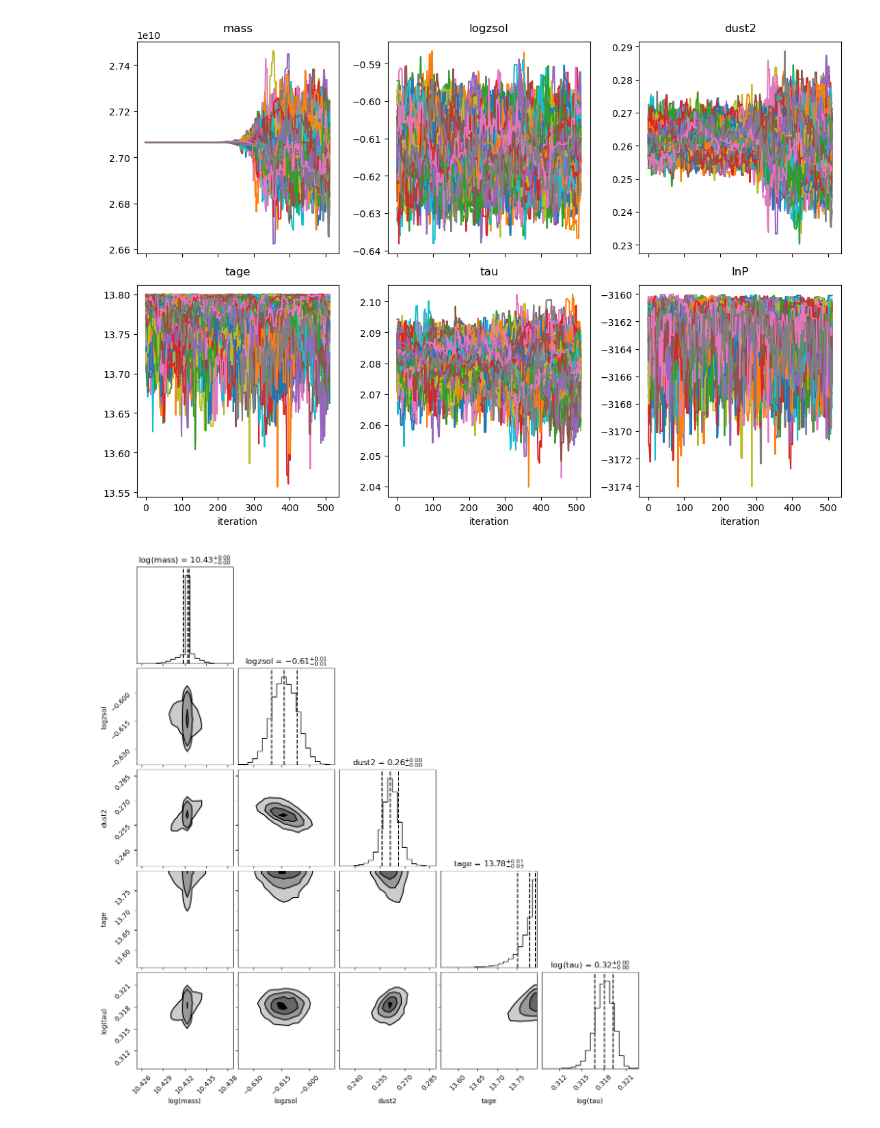
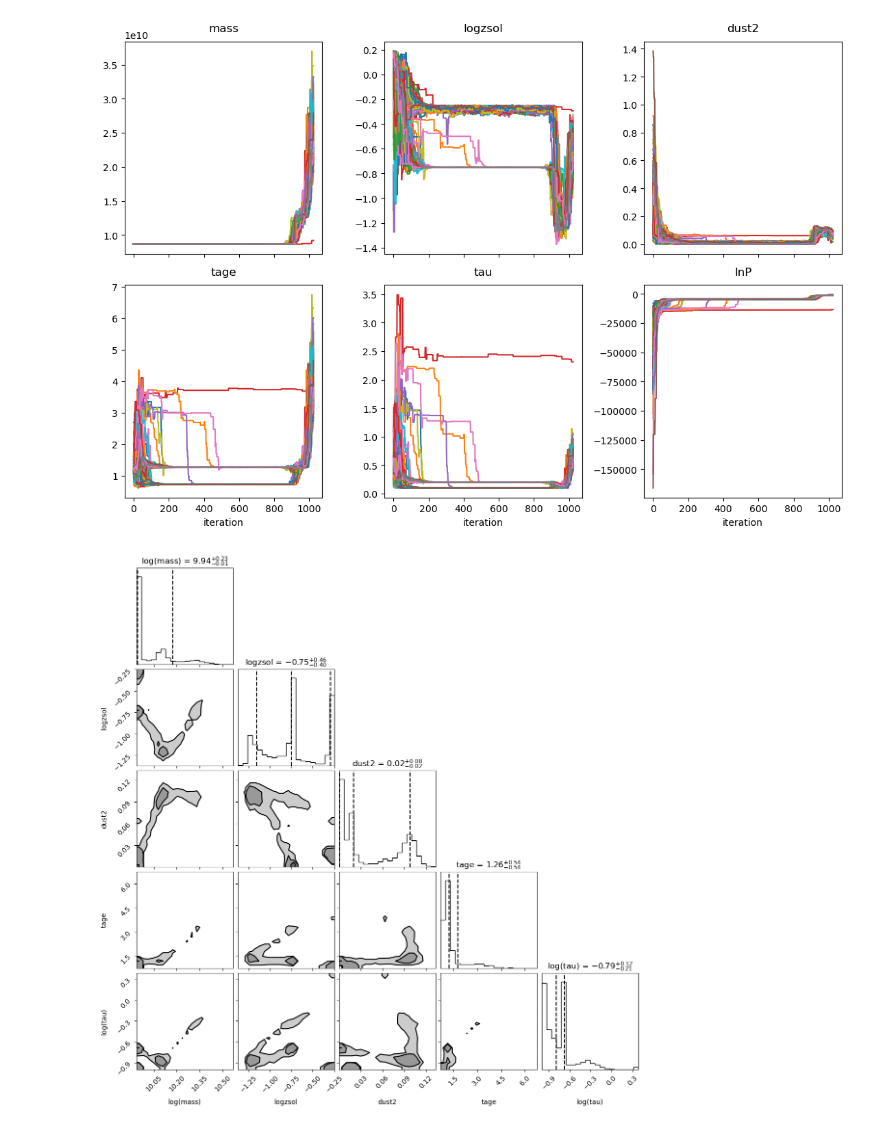
Before and after one commit to gregorycorcoran/Astro-Data, a Jupyter notebook: Visualiser.ipynb, the cells around one changed output. Drawn from its saved outputs; the diff is of its cells as text; code cells hidden in the pictures.

```diff
--- a/Visualiser.ipynb
+++ b/Visualiser.ipynb
@@ -21,4 +21,4 @@ hfile = "./quickstart_emcee_mcmc5.h5"
 out, out_obs, out_model = reader.results_from(hfile)
 # %%
 results_type = "emcee"
-result, obs, _ = reader.results_from("./quickstart_emcee_mcmc5.h5".format(results_type), dangerous=False)
+result, obs, _ = reader.results_from("./allinone_UGC9379.h5".format(results_type), dangerous=False)
@@ -66,6 +79,6 @@ post_pcts = quantile(flatchain.T, q=[0.16, 0.50, 0.84], weights=weights)
 # %%
 tfig = reader.traceplot(result)
 # Corner figure of posterior PDFs
-cfig = reader.subcorner(result)
+cfig = reader.subcorner(result,start=800)
 # %% [output]
 WARNING:root:Too few points to create valid contours
@@ -72,2 +93,2 @@ WARNING:root:Too few points to create valid contours
-[figure, old version]
+[figure, new version]
-[figure, old version]
+[figure, new version]
```
Also changed, not shown: parts of 5 cells of this notebook, 24 other files.
